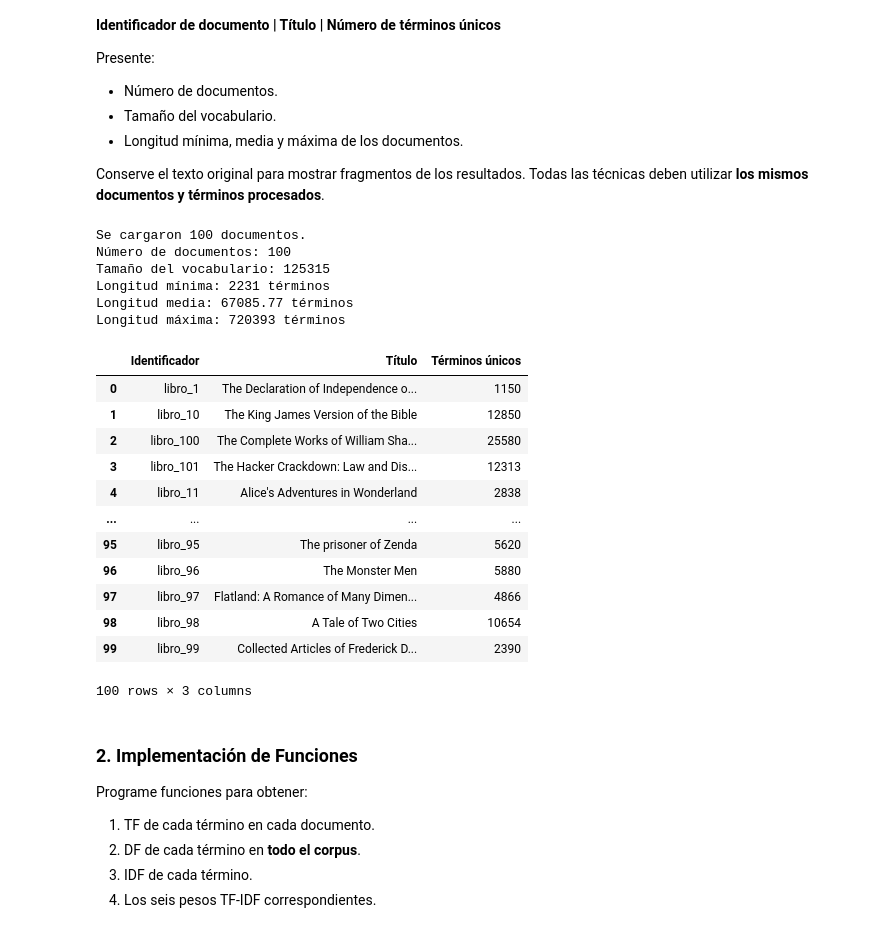
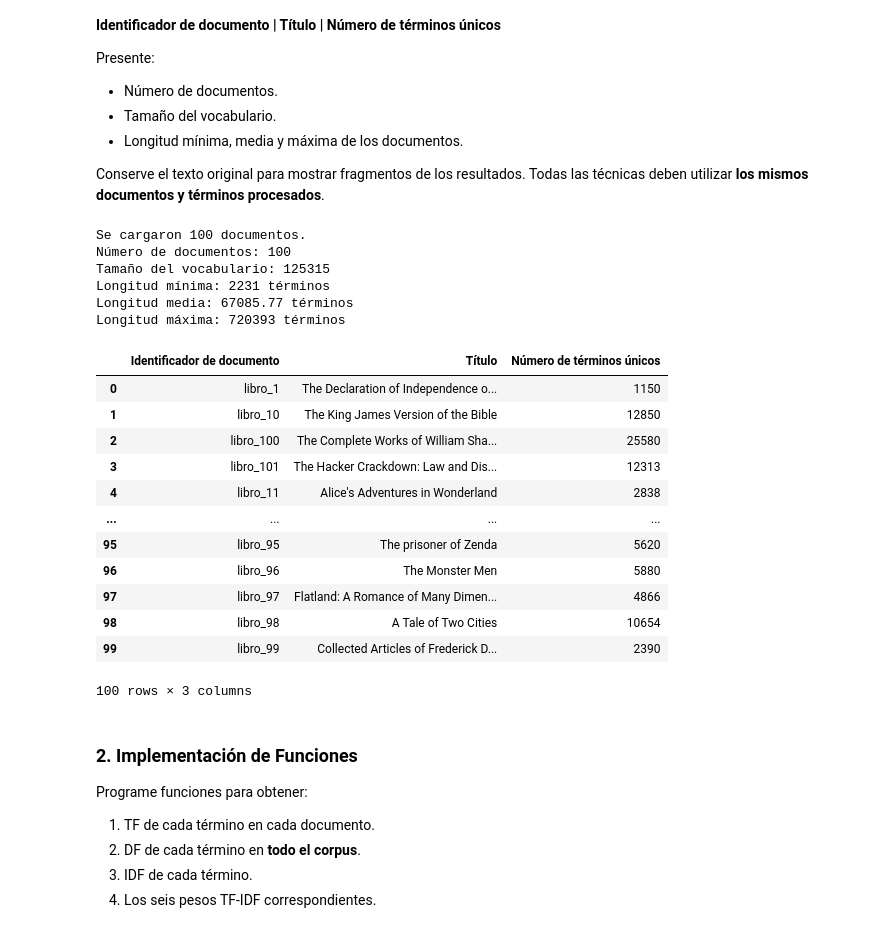
Before and after one commit to BrandonFreire/Notebooks-RI, a Jupyter notebook: IB/Modelo vectorial/03_vectorsearch.ipynb, the cells around one changed output. Saved outputs shown, nothing was run; the diff lists cells and outputs as text; code cells hidden in the pictures.

```diff
--- a/IB/Modelo vectorial/03_vectorsearch.ipynb
+++ b/IB/Modelo vectorial/03_vectorsearch.ipynb
@@ -78,37 +78,37 @@ documentos_procesados = []
 terminos_por_documento = []
 vocabulario_set = set()
 
 for texto in textos_originales:
     palabras = preprocesar(texto)
     documentos_procesados.append(palabras)
     terminos_por_documento.append(set(palabras))
     vocabulario_set.update(palabras)
 
-# Tabla: Identificador | Título | Número de términos únicos
+
 tabla_corpus = pd.DataFrame({
-    'Identificador': ids_documentos,
+    'Identificador de documento': ids_documentos,
     'Título': titulos,
-    'Términos únicos': [len(terminos) for terminos in terminos_por_documento]
+    'Número de términos únicos': [len(terminos) for terminos in terminos_por_documento]
 })
 
 # Longitud de cada documento = número de términos después del preprocesamiento
 longitudes = [len(doc) for doc in documentos_procesados]
 
 print(f"Número de documentos: {N}")
 print(f"Tamaño del vocabulario: {len(vocabulario_set)}")
 print(f"Longitud mínima: {min(longitudes)} términos")
 print(f"Longitud media: {sum(longitudes) / N:.2f} términos")
 print(f"Longitud máxima: {max(longitudes)} términos")
 
 tabla_corpus
 # %% [output]
 Se cargaron 100 documentos.
 Número de documentos: 100
 Tamaño del vocabulario: 125315
 Longitud mínima: 2231 términos
 Longitud media: 67085.77 términos
 Longitud máxima: 720393 términos
-|  | Identificador | Título | Términos únicos |
+|  | Identificador de documento | Título | Número de términos únicos |
 | 0 | libro_1 | The Declaration of Independence o... | 1150 |
 | 1 | libro_10 | The King James Version of the Bible | 12850 |
 | 2 | libro_100 | The Complete Works of William Sha... | 25580 |
```
Also changed, not shown: parts of 2 cells of this notebook.
